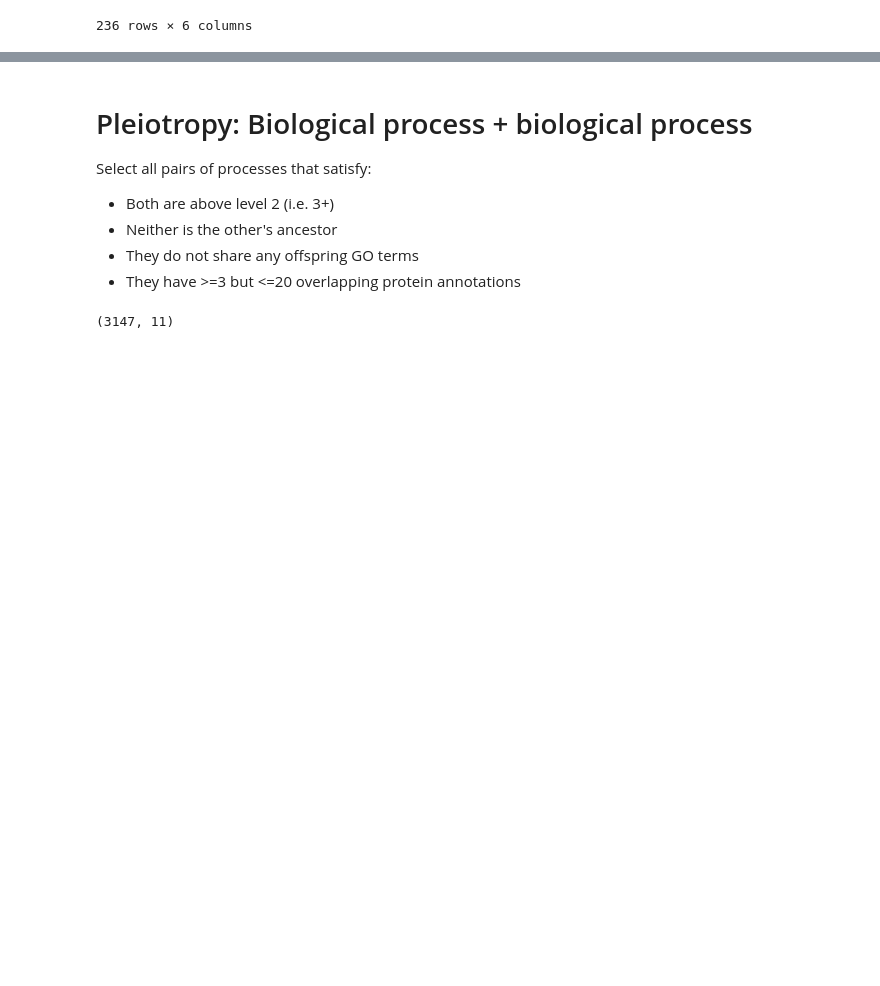
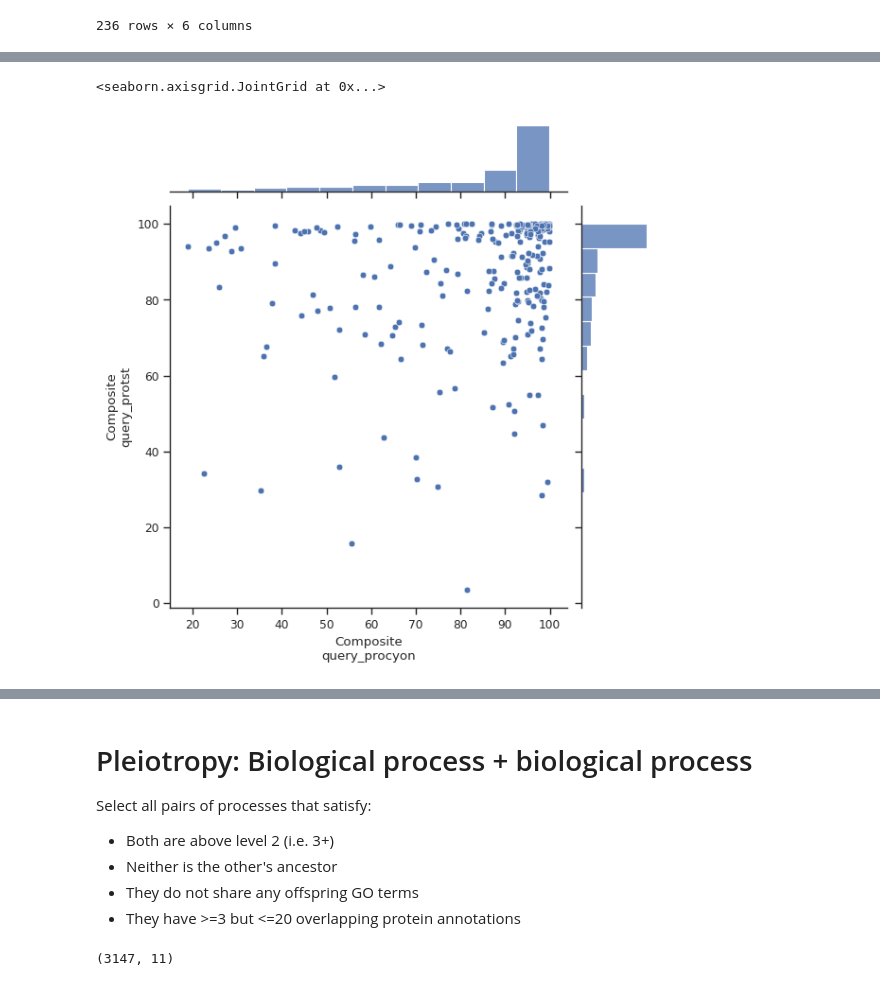
Before and after one commit to mims-harvard/ProCyon, a Jupyter notebook: examples/paper_analyses/composition_retrieval.ipynb, the cells around one changed output, grey strips where cells are left out. Cells and saved outputs as stored; diff of their text form; code cells hidden in the pictures; blank space fills up the shorter version.

```diff
--- a/examples/paper_analyses/composition_retrieval.ipynb
+++ b/examples/paper_analyses/composition_retrieval.ipynb
@@ -562,3 +892,24 @@ temp
 | 3 | (Hedgehog signaling pathway, Insu... | P08069 | 92.673600 | 87.638935 | 26.158248 | 22.636734 |
 | 4 | (Hedgehog signaling pathway, Insu... | Q99835 | 95.710906 | 90.326841 | 7.210851 | 64.958182 |
 236 rows × 6 columns
+# %%
+protst_df = pd.DataFrame()
+for pathways, df in protst_all_plot_data_among_all.items():
+    df["pathways"] = [pathways] * df.shape[0]
+    protst_df = pd.concat([
+        protst_df,
+        df[[
+            "pathways",
+            "Protein",
+            "Composite\n(geom)",
+            "Control:\nGeom\nindividual",
+            "Control:\nRandom\npathway",
+            "Control:\nRandom\ncomposition\n(geom)",
+        ]].rename(columns={
+            "Composite\n(geom)":"Composite\nquery",
+            "Control:\nGeom\nindividual":"Aggregated\nindividual\nranks",
+            "Control:\nRandom\ncomposition\n(geom)":"Random\ncomposite\nquery",
+            "Control:\nRandom\npathway":"Random\npathway",
+        })
+    ])
+protst_df
@@ -564,0 +944,3 @@ temp
+# %%
+check = temp[["pathways", "Protein", "Composite\nquery"]].merge(protst_df[["pathways", "Protein", "Composite\nquery"]], on=["pathways", "Protein"], suffixes=("_procyon", "_protst"))
+check.head()
@@ -565,3 +954,8 @@ temp
+# %%
+sns.jointplot(x="Composite\nquery_procyon", y="Composite\nquery_protst", data=check)
+# %% [output]
+<seaborn.axisgrid.JointGrid at 0x...>
+[figure, added]
 # %%
 from scipy.stats import wilcoxon
 
```
Also changed, not shown: parts of 38 cells of this notebook, 1 other file.
